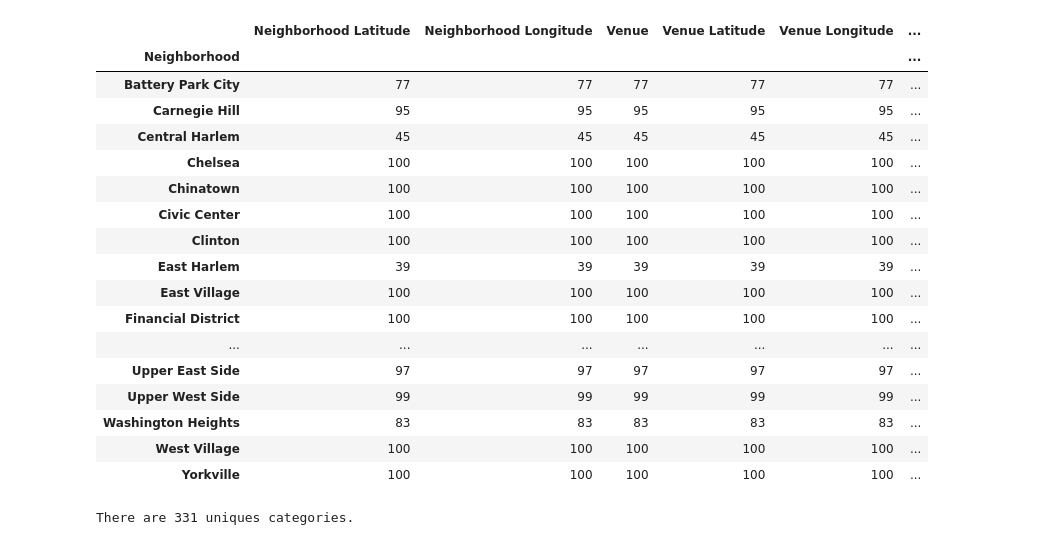
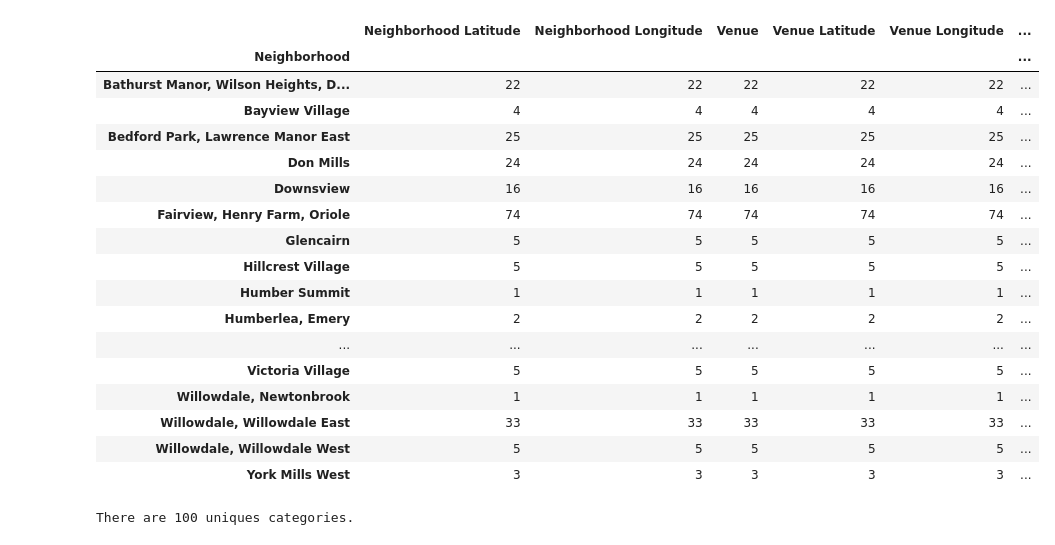
Before and after one commit to BryanAstuyauri16/Cousera_Capstone3, a Jupyter notebook: 3_week_lab_Clustering_Toronto.ipynb, the cells around one changed output. Drawn from its saved outputs; the diff is of its cells as text; code cells hidden in the pictures.

```diff
--- a/3_week_lab_Clustering_Toronto.ipynb
+++ b/3_week_lab_Clustering_Toronto.ipynb
@@ -159,0 +134,16 @@ LIMIT = 100
+# %%
+NorthYork_map = folium.Map(location=[latitude, longitude], zoom_start=11)
+
+for lat, lng, label in zip(NorthYork_data['Latitude'], NorthYork_data['Longitude'], NorthYork_data['Neighbourhood']):
+    label = folium.Popup(label, parse_html=True)
+    folium.CircleMarker(
+        [lat, lng],
+        radius=5,
+        popup=label,
+        color='blue',
+        fill=True,
+        fill_color='#3186cc',
+        fill_opacity=0.7,
+        parse_html=False).add_to(NorthYork_map)
+
+NorthYork_map
@@ -164,10 +156,10 @@ manhattan_data.loc[0, 'Neighborhood']
 # %%
-neighborhood_latitude = manhattan_data.loc[0, 'Latitude']
-neighborhood_longitude = manhattan_data.loc[0, 'Longitude']
+Neighbourhood_latitude = NorthYork_data.loc[0, 'Latitude']
+Neighbourhood_longitude = NorthYork_data.loc[0, 'Longitude']
 
-neighborhood_name = manhattan_data.loc[0, 'Neighborhood']
+Neighbourhood_name = NorthYork_data.loc[0, 'Neighbourhood']
 
-print('Latitude and longitude values of {} are {}, {}.'.format(neighborhood_name,
-                                                               neighborhood_latitude,
-                                                               neighborhood_longitude))
+print('Latitude and longitude values of {} are {}, {}.'.format(Neighbourhood_name,
+                                                               Neighbourhood_latitude,
+                                                               Neighbourhood_longitude))
 # %% [output]
@@ -179,8 +171,8 @@ url = 'https://api.foursquare.com/v2/venues/explore?&client_id={}&client_secret=
     CLIENT_ID,
     CLIENT_SECRET,
     VERSION,
-    neighborhood_latitude,
-    neighborhood_longitude,
+    Neighbourhood_latitude,
+    Neighbourhood_longitude,
     radius,
     LIMIT)
 url
@@ -259,7 +246,7 @@ def getNearbyVenues(names, latitudes, longitudes, radius=500):
 
     return(nearby_venues)
 # %%
-manhattan_venues = getNearbyVenues(names=manhattan_data['Neighborhood'],
-                                   latitudes=manhattan_data['Latitude'],
-                                   longitudes=manhattan_data['Longitude'])
+NorthYork_venues = getNearbyVenues(names=NorthYork_data['Neighbourhood'],
+                                   latitudes=NorthYork_data['Latitude'],
+                                   longitudes=NorthYork_data['Longitude'])
 # %% [output]
@@ -294,25 +281,25 @@ manhattan_venues.head()
 # %%
-manhattan_venues.groupby('Neighborhood').count()
+NorthYork_venues.groupby('Neighborhood').count()
 # %% [output]
 |  | Neighborhood Latitude | Neighborhood Longitude | Venue | Venue Latitude | Venue Longitude | ... |
 | Neighborhood |  |  |  |  |  | ... |
-| Battery Park City | 77 | 77 | 77 | 77 | 77 | ... |
-| Carnegie Hill | 95 | 95 | 95 | 95 | 95 | ... |
-| Central Harlem | 45 | 45 | 45 | 45 | 45 | ... |
-| Chelsea | 100 | 100 | 100 | 100 | 100 | ... |
-| Chinatown | 100 | 100 | 100 | 100 | 100 | ... |
-| Civic Center | 100 | 100 | 100 | 100 | 100 | ... |
-| Clinton | 100 | 100 | 100 | 100 | 100 | ... |
-| East Harlem | 39 | 39 | 39 | 39 | 39 | ... |
-| East Village | 100 | 100 | 100 | 100 | 100 | ... |
-| Financial District | 100 | 100 | 100 | 100 | 100 | ... |
+| Bathurst Manor, Wilson Heights, D... | 22 | 22 | 22 | 22 | 22 | ... |
+| Bayview Village | 4 | 4 | 4 | 4 | 4 | ... |
+| Bedford Park, Lawrence Manor East | 25 | 25 | 25 | 25 | 25 | ... |
+| Don Mills | 24 | 24 | 24 | 24 | 24 | ... |
+| Downsview | 16 | 16 | 16 | 16 | 16 | ... |
+| Fairview, Henry Farm, Oriole | 74 | 74 | 74 | 74 | 74 | ... |
+| Glencairn | 5 | 5 | 5 | 5 | 5 | ... |
+| Hillcrest Village | 5 | 5 | 5 | 5 | 5 | ... |
+| Humber Summit | 1 | 1 | 1 | 1 | 1 | ... |
+| Humberlea, Emery | 2 | 2 | 2 | 2 | 2 | ... |
 | ... | ... | ... | ... | ... | ... | ... |
-| Upper East Side | 97 | 97 | 97 | 97 | 97 | ... |
-| Upper West Side | 99 | 99 | 99 | 99 | 99 | ... |
-| Washington Heights | 83 | 83 | 83 | 83 | 83 | ... |
-| West Village | 100 | 100 | 100 | 100 | 100 | ... |
-| Yorkville | 100 | 100 | 100 | 100 | 100 | ... |
+| Victoria Village | 5 | 5 | 5 | 5 | 5 | ... |
+| Willowdale, Newtonbrook | 1 | 1 | 1 | 1 | 1 | ... |
+| Willowdale, Willowdale East | 33 | 33 | 33 | 33 | 33 | ... |
+| Willowdale, Willowdale West | 5 | 5 | 5 | 5 | 5 | ... |
+| York Mills West | 3 | 3 | 3 | 3 | 3 | ... |
 # %%
-print('There are {} uniques categories.'.format(len(manhattan_venues['Venue Category'].unique())))
+print('There are {} uniques categories.'.format(len(NorthYork_venues['Venue Category'].unique())))
 # %% [output]
-There are 331 uniques categories.
+There are 100 uniques categories.
```
Also changed, not shown: parts of 49 cells of this notebook.
